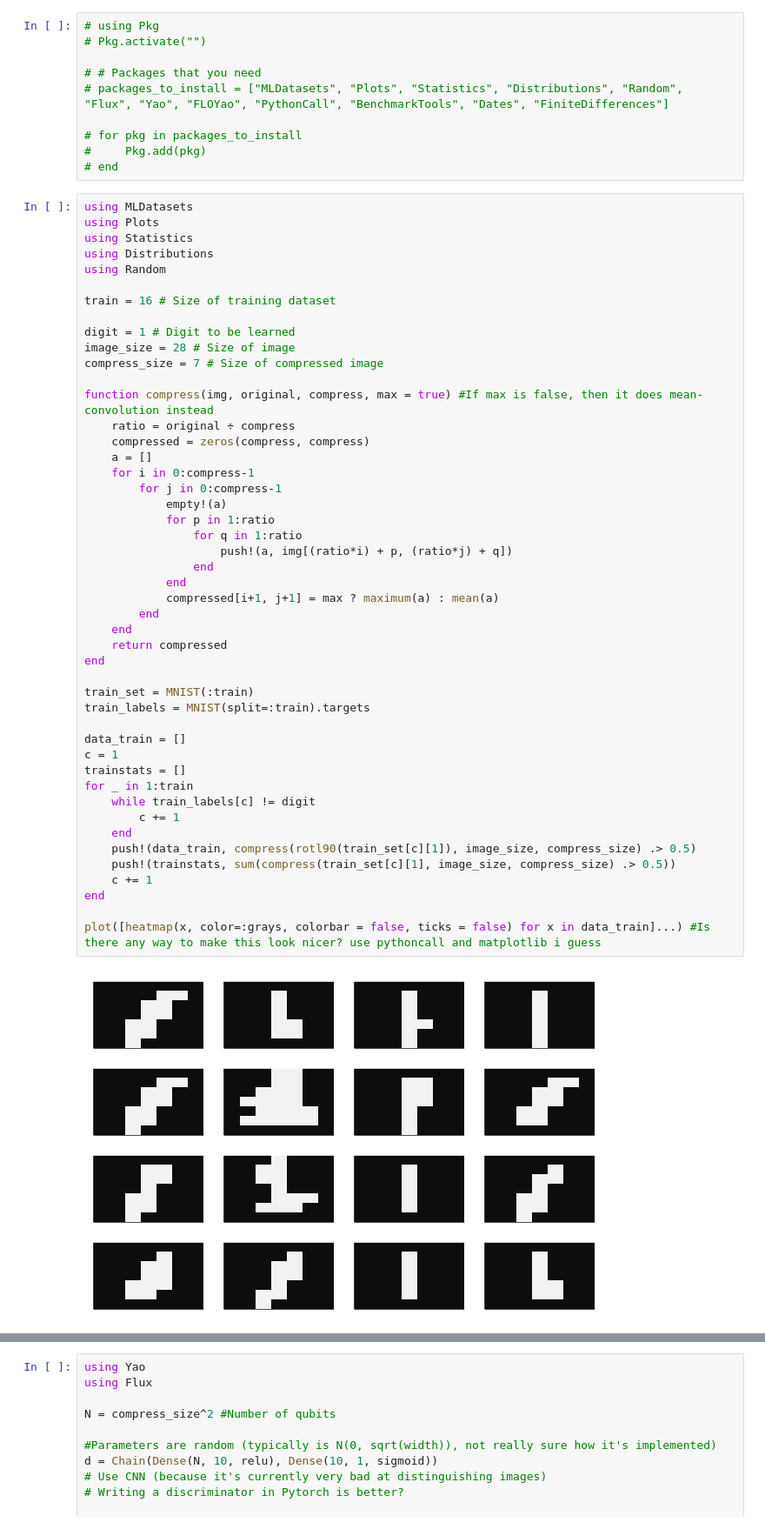
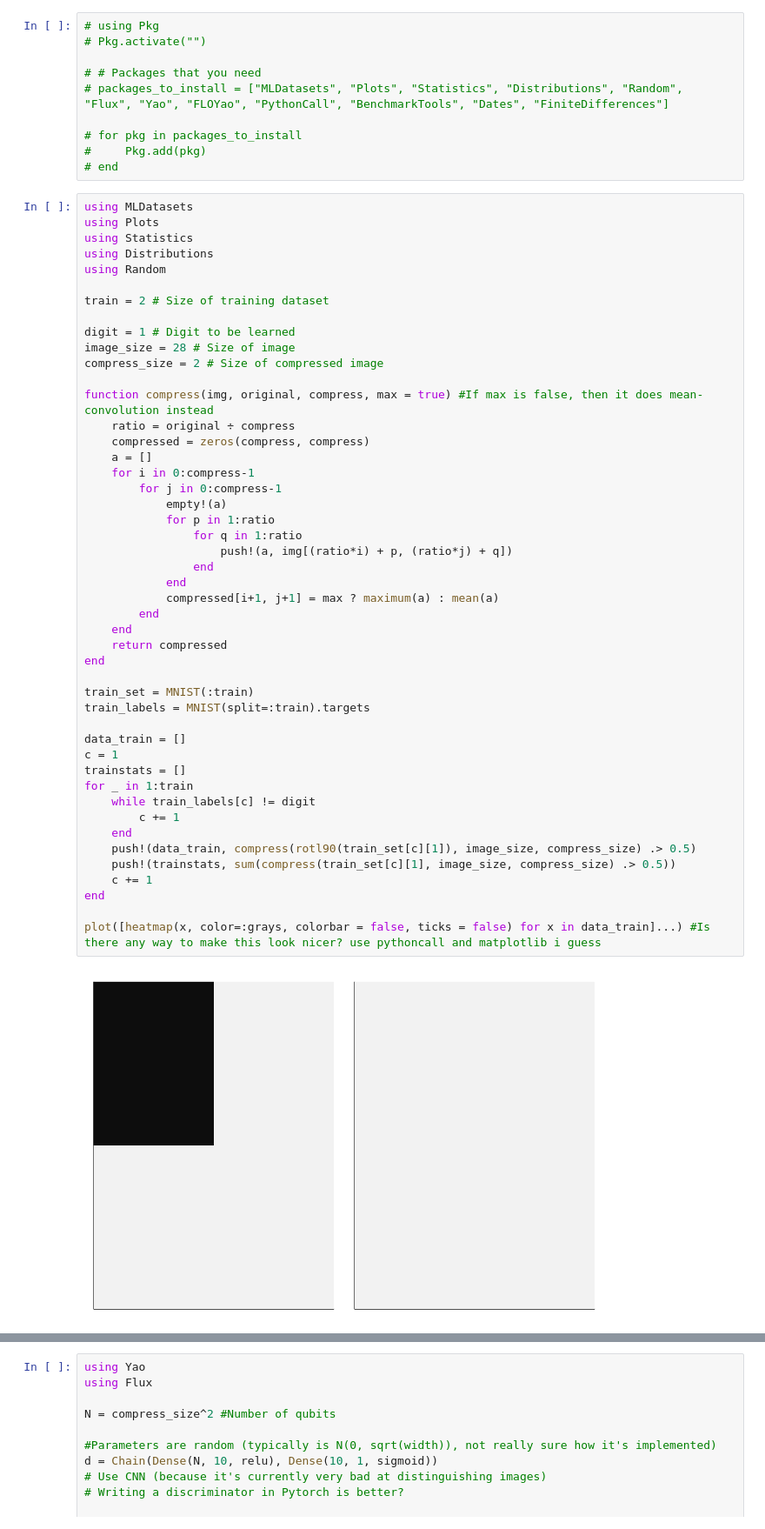
Before and after one commit to p-luo/MatchgateGAN, a Jupyter notebook: prototypes/architecture.ipynb, the cells around one changed output, grey strips where cells are left out. Shown at 87% size. Drawn from its saved outputs; the diff is of its cells as text.

```diff
--- a/prototypes/architecture.ipynb
+++ b/prototypes/architecture.ipynb
@@ -15,11 +15,11 @@ using Statistics
 using Distributions
 using Random
 
-train = 16 # Size of training dataset
+train = 2 # Size of training dataset
 
 digit = 1 # Digit to be learned
 image_size = 28 # Size of image
-compress_size = 7 # Size of compressed image
+compress_size = 2 # Size of compressed image
 
 function compress(img, original, compress, max = true) #If max is false, then it does mean-convolution instead
     ratio = original ÷ compress
@@ -29,31 +29,31 @@ function compress(img, original, compress, max = true) #If max is false, then it
         for j in 0:compress-1
             empty!(a)
             for p in 1:ratio
                 for q in 1:ratio
                     push!(a, img[(ratio*i) + p, (ratio*j) + q])
                 end
             end
             compressed[i+1, j+1] = max ? maximum(a) : mean(a)
         end
     end
     return compressed
 end
 
 train_set = MNIST(:train)
 train_labels = MNIST(split=:train).targets
 
 data_train = []
 c = 1
 trainstats = []
 for _ in 1:train
     while train_labels[c] != digit
         c += 1
     end
     push!(data_train, compress(rotl90(train_set[c][1]), image_size, compress_size) .> 0.5)
     push!(trainstats, sum(compress(train_set[c][1], image_size, compress_size) .> 0.5))
     c += 1
 end
 
 plot([heatmap(x, color=:grays, colorbar = false, ticks = false) for x in data_train]...) #Is there any way to make this look nicer? use pythoncall and matplotlib i guess
 # %% [output]
-[figure, old version]
+[figure, new version]
```
Also changed, not shown: parts of 2 cells of this notebook, 7 other files.
